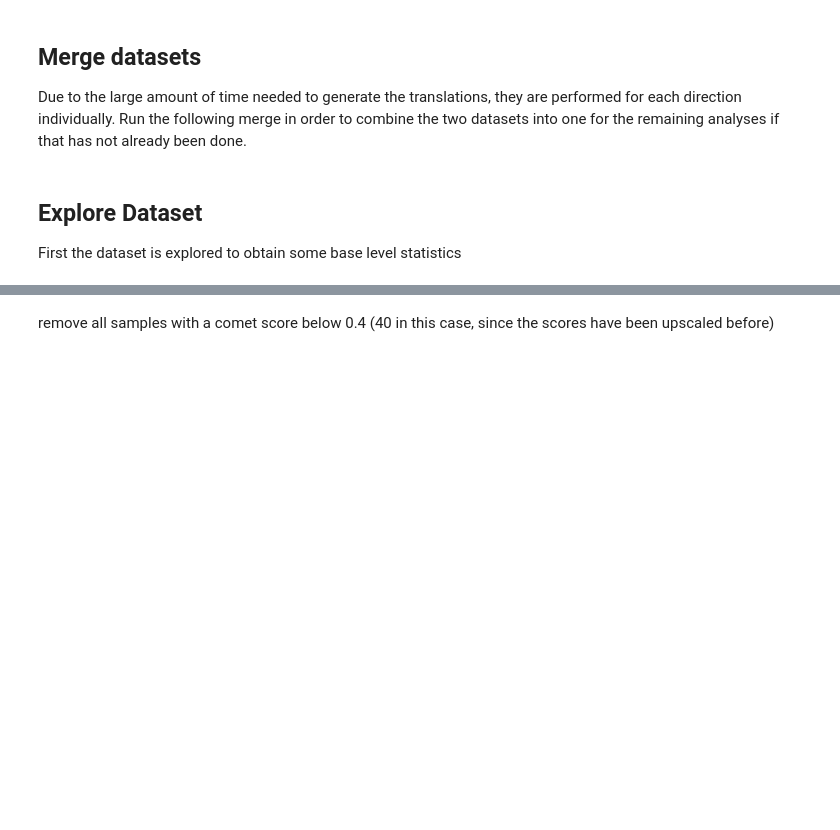
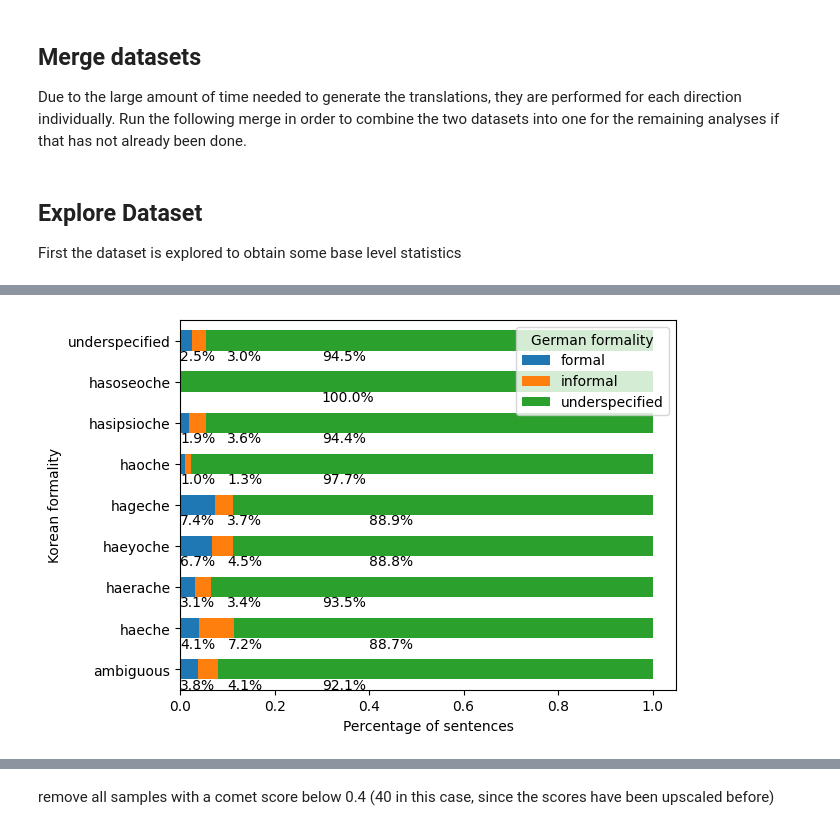
Before and after one commit to lsickert/rude-nmt, a Jupyter notebook: analysis.ipynb, the cells around one changed output, grey strips where cells are left out. Saved outputs shown, nothing was run; the diff lists cells and outputs as text; code cells hidden in the pictures; blank space fills up the shorter version.

```diff
--- a/analysis.ipynb
+++ b/analysis.ipynb
@@ -48,4 +154,11 @@ tatoeba_analysis.get_formality_plot(ds, "ko_formality_nmt", ax_annotate_vals=(0.
-# %%
-cross_ds = ds.filter(lambda ex: ex["de_formality_nmt"] != "ambiguous", num_proc=os.cpu_count())
 # %%
-tatoeba_analysis.get_cross_formality_plot(cross_ds, "ko_formality_nmt", "de_formality_nmt", form_col_desc="Korean formality", cross_col_desc="German formality", plot_title="form_distribution_nmt")
+tatoeba_analysis.get_cross_formality_plot(
+    cross_ds,
+    "ko_formality_nmt",
+    "de_formality_nmt",
+    form_col_desc="Korean formality",
+    cross_col_desc="German formality",
+    plot_title="form_distribution_nmt_filtered_ds",
+)
+# %% [output]
+[figure, added]
```
Also changed, not shown: parts of 52 cells of this notebook, 2 other files.
